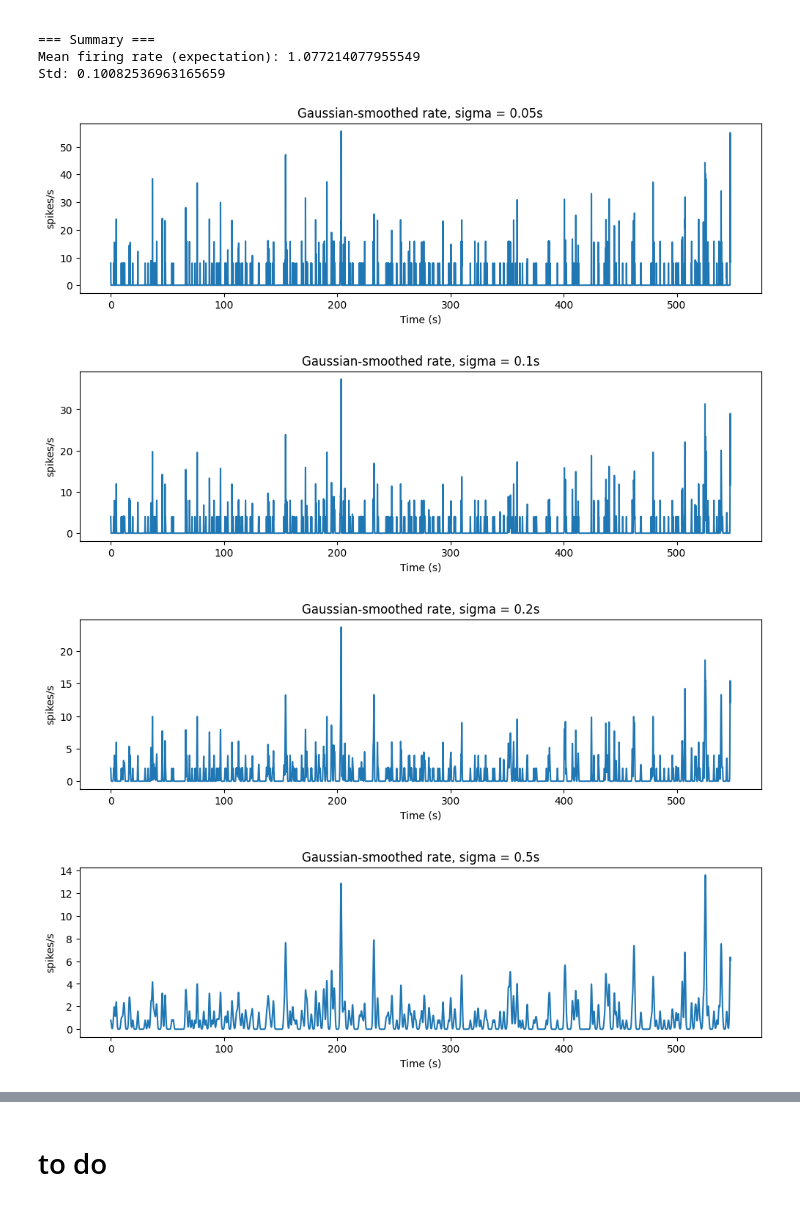
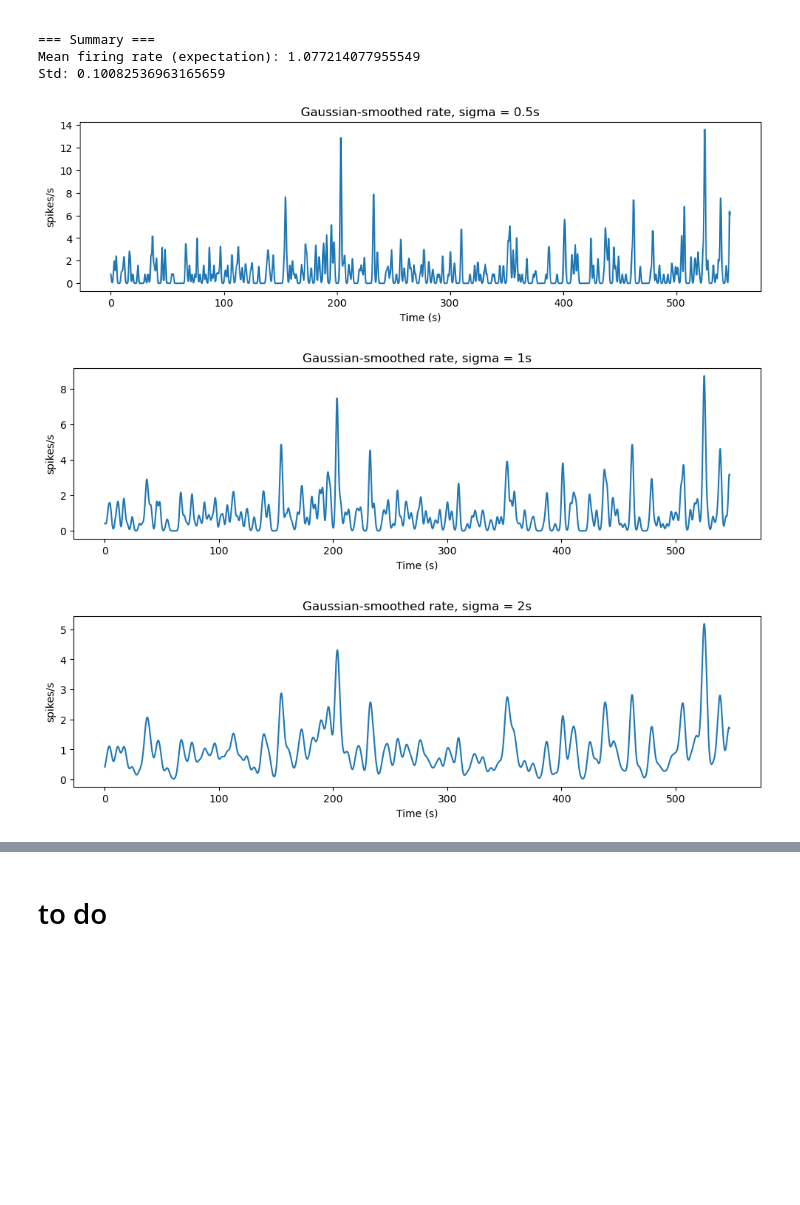
Before and after one commit to alessandrodipiano/neural_encoding, a Jupyter notebook: start.ipynb, the cells around one changed output, grey strips where cells are left out. Drawn from its saved outputs; the diff is of its cells as text; code cells hidden in the pictures; blank space fills up the shorter version.

```diff
--- a/start.ipynb
+++ b/start.ipynb
@@ -82,26 +98,3 @@ Number of units: 61
-# %%
-def load_spikes(path):
-    with open(path, "rb") as f:
-        hdrchk = f.read(16)
-
-        if b"DAN_SPK" in hdrchk:
-            f.seek(828)
-        else:
-            f.seek(0)
-
-        p = str(path)
-
-        if ("mq" in p) or ("film02" in p) or ("film32" in p):
-            dtype = "<u4"   # uint32, little-endian
-        else:
-            dtype = "<i4"   # int32, little-endian
-
-        events = np.fromfile(f, dtype=dtype)
-
-    events = events[events > 0]
-    events_sec = events * 1e-4
-
-    return events, events_sec
 # %% [markdown]
 the first priority after isolating a neuron is to determine what kind of stimulus drives it best. The tuning run is therefore usually performed first as a calibration and characterization step.
 
@@ -734,18 +228,17 @@ def gaussian_rate_convolution(spike_times, t_start=None, t_end=None, dt=0.001, s
 # %%
 
 # NOTE THIS IS FOR NOW JUST THE LAST TRIAL, SINCE THERE IS A FOR LOOP ABOVE
 
-for sigma in [0.05, 0.1, 0.2, 0.5,1,2]:
+for sigma in [ 0.5,1,2]:
     t, rate, _ = gaussian_rate_convolution(spk_sec, dt=0.001, sigma=sigma)
 
     plt.figure(figsize=(12, 3))
     plt.plot(t, rate)
     plt.title(f"Gaussian-smoothed rate, sigma = {sigma}s")
     plt.xlabel("Time (s)")
     plt.ylabel("spikes/s")
     plt.show()
 # %% [output]
-[figure, old version]
+[figure, new version]
-[figure, old version]
+[figure, new version]
-[figure, old version]
+[figure, new version]
-[figure, removed]
```
Also changed, not shown: parts of 18 cells of this notebook, 2 other files.
